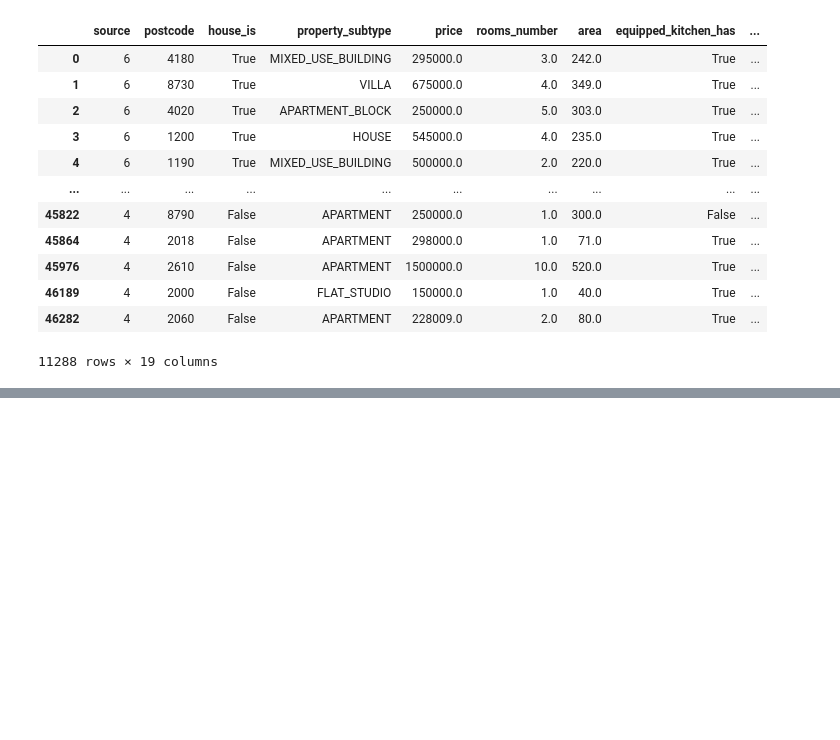
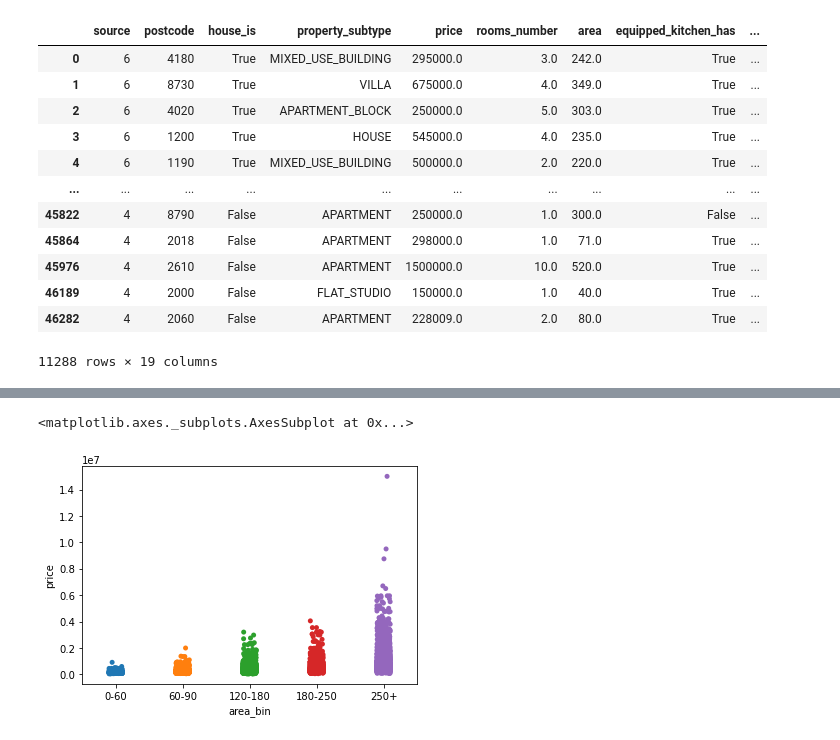
Before and after one commit to FrancescoMariottini/residential-real-estate-analysis, a Jupyter notebook: visualization.ipynb, the cells around one changed output, grey strips where cells are left out. Drawn from its saved outputs; the diff is of its cells as text; code cells hidden in the pictures; blank space fills up the shorter version.

Commit message:
visualization + plots in png format

```diff
--- a/visualization.ipynb
+++ b/visualization.ipynb
@@ -33,0 +30,2 @@ plt.show()
+# %%
+sdc_df['price_by_area'] = sdc_df['price'] / sdc_df['area']
@@ -33,0 +47,20 @@ plt.show()
+# %%
+def area_to_bin(area):
+    if area >= 250:
+        b = '250+'
+    elif area >= 180:
+        b = '180-250'
+    elif area >= 120:
+        b = '120-180'
+    elif area >= 90:
+        b = '90-120'
+    elif area >= 60:
+        b = '60-90'
+    else:
+        b = '0-60'
+    return b
+# %%
+sdc_df['area_bin'] = sdc_df.area.map(area_to_bin)
+# %%
+sdc_df['area_bin'] = pd.Categorical(sdc_df['area_bin'], ['0-60', '60-90', '120-180', '180-250', '250+'], ordered=True)
+sdc_df['region'] = pd.Categorical(sdc_df['region'], ['B', 'F', 'W'], ordered=False)
@@ -33,0 +134,5 @@ plt.show()
+# %%
+sns.stripplot(x='area_bin', y='price', data=sdc_df)
+# %% [output]
+<matplotlib.axes._subplots.AxesSubplot at 0x...>
+[figure, added]
```
Also changed, not shown: parts of 32 cells of this notebook, 6 other files.
